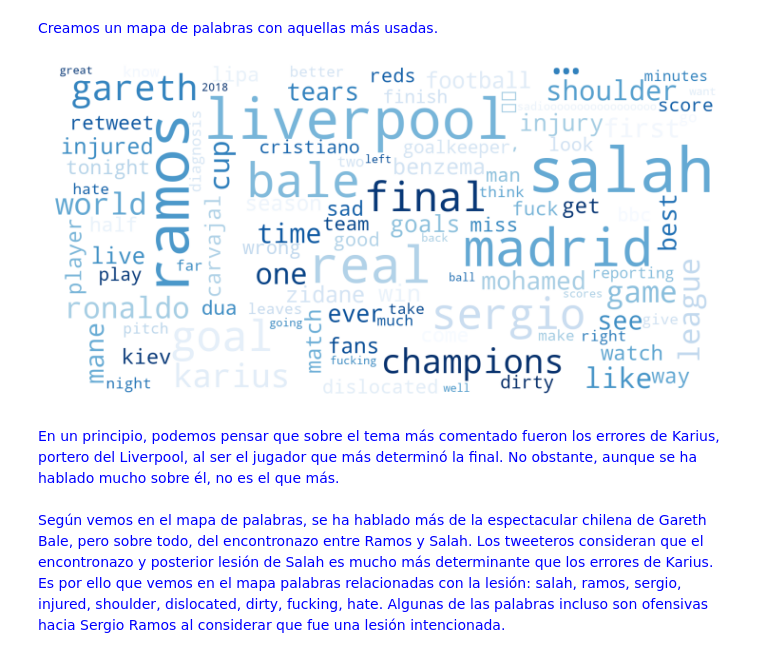
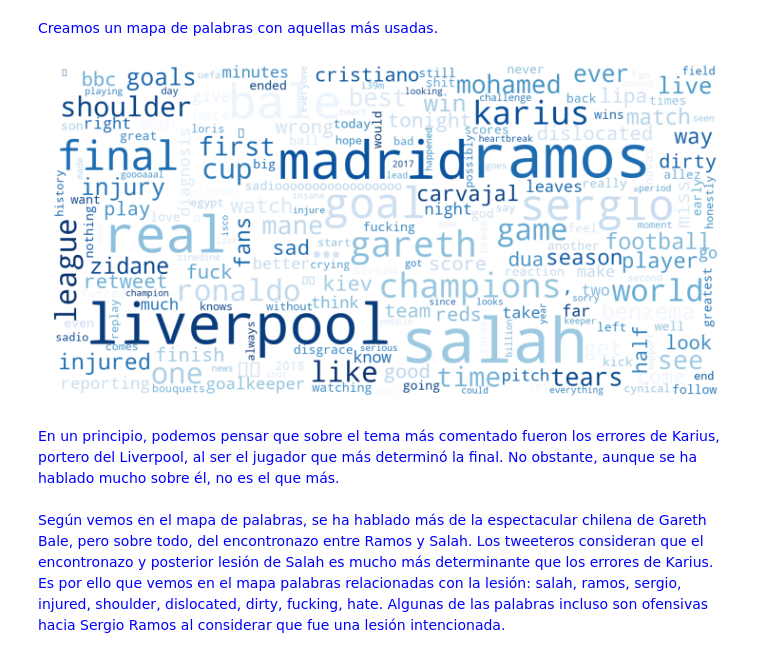
Before and after one commit to gdelasheras/Analisis-tweets-UCL-Final-2018-Real-Madrid-vs-Liverpool, a Jupyter notebook: Notebooks/PROY-NB03-TWEETS.ipynb, the cells around one changed output. Cells and saved outputs as stored; diff of their text form; code cells hidden in the pictures.

```diff
--- a/Notebooks/PROY-NB03-TWEETS.ipynb
+++ b/Notebooks/PROY-NB03-TWEETS.ipynb
@@ -46,6 +46,6 @@ del Datos["hora"]
 # %% [markdown]
 <font color="blue">Eliminamos 61 registros que son antes del partido a una hora distanciada de la hora del partido.</font>
 # %%
-#Datos = Datos[Datos["hour"] > 15]
+Datos = Datos[Datos["hour"] > 15]
 print("Hay", len(Datos), "registros")
 # %% [output]
@@ -57,29 +57,29 @@ Hay 330384 registros
 # %%
 palabras = []
 for line in Datos["tokens"] :
     palabras.extend(line)
 
 # Contamos las palabras.
 frecuenciaPalabras = Counter(palabras)
 
 # Creamos el mapa de palabras.
 wordcloud = WordCloud(width=1600,
                       height=800,
-                      max_words=100,
+                      max_words=200,
                       background_color="white",
                       max_font_size=150,
                       relative_scaling=0.5,
                       colormap=matplotlib.cm.Blues_r,
                       normalize_plurals=True).generate_from_frequencies(frecuenciaPalabras)
 
 # Mostramos el mapa de palabras.
 plt.figure(figsize=(20,10))
 plt.imshow(wordcloud, interpolation="bilinear")
 plt.axis("off")
 plt.tight_layout(pad=0)
 plt.show()
 # %% [output]
-[figure, old version]
+[figure, new version]
 # %% [markdown]
 <font color="blue">En un principio, podemos pensar que sobre el tema más comentado fueron los errores de Karius, portero del Liverpool, al ser el jugador que más determinó la final. No obstante, aunque se ha hablado mucho sobre él, no es el que más.
     <br><br>
```
Also changed, not shown: parts of 8 cells of this notebook, 6 other files.
